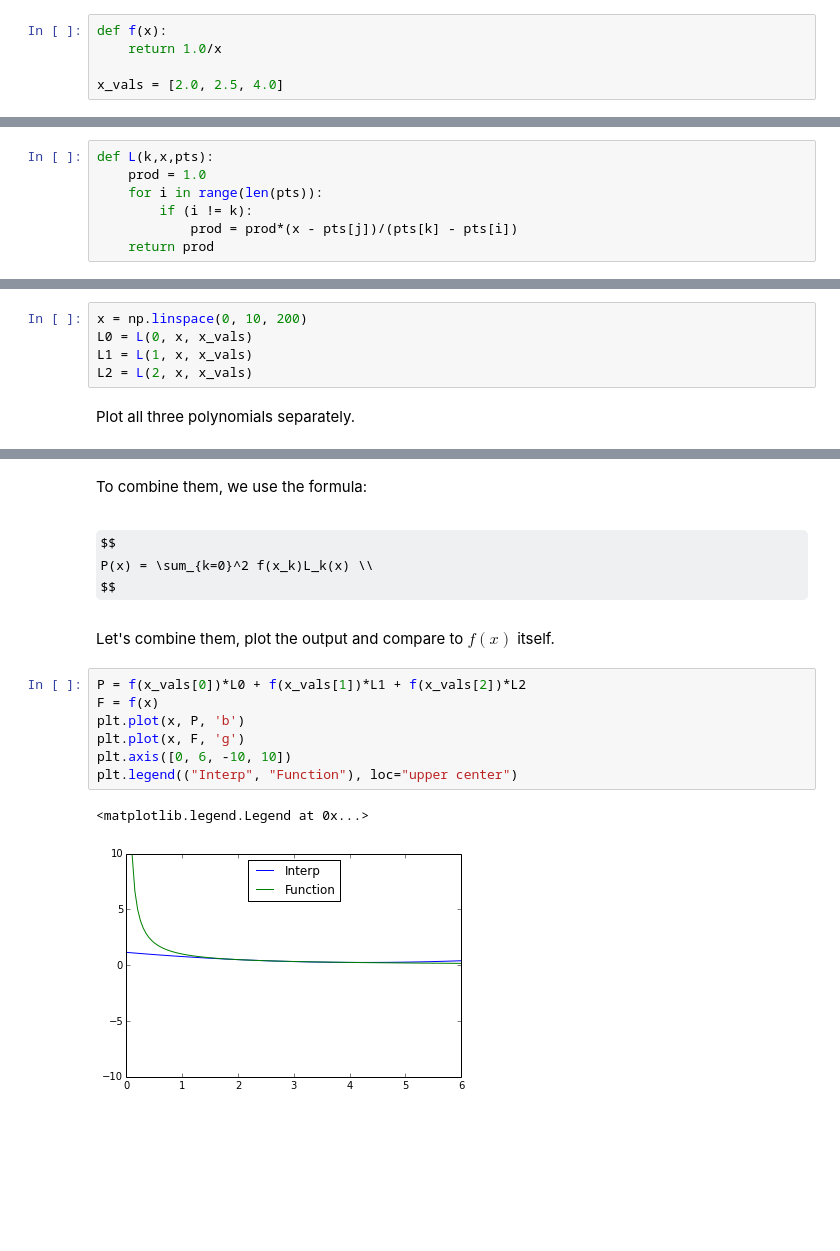
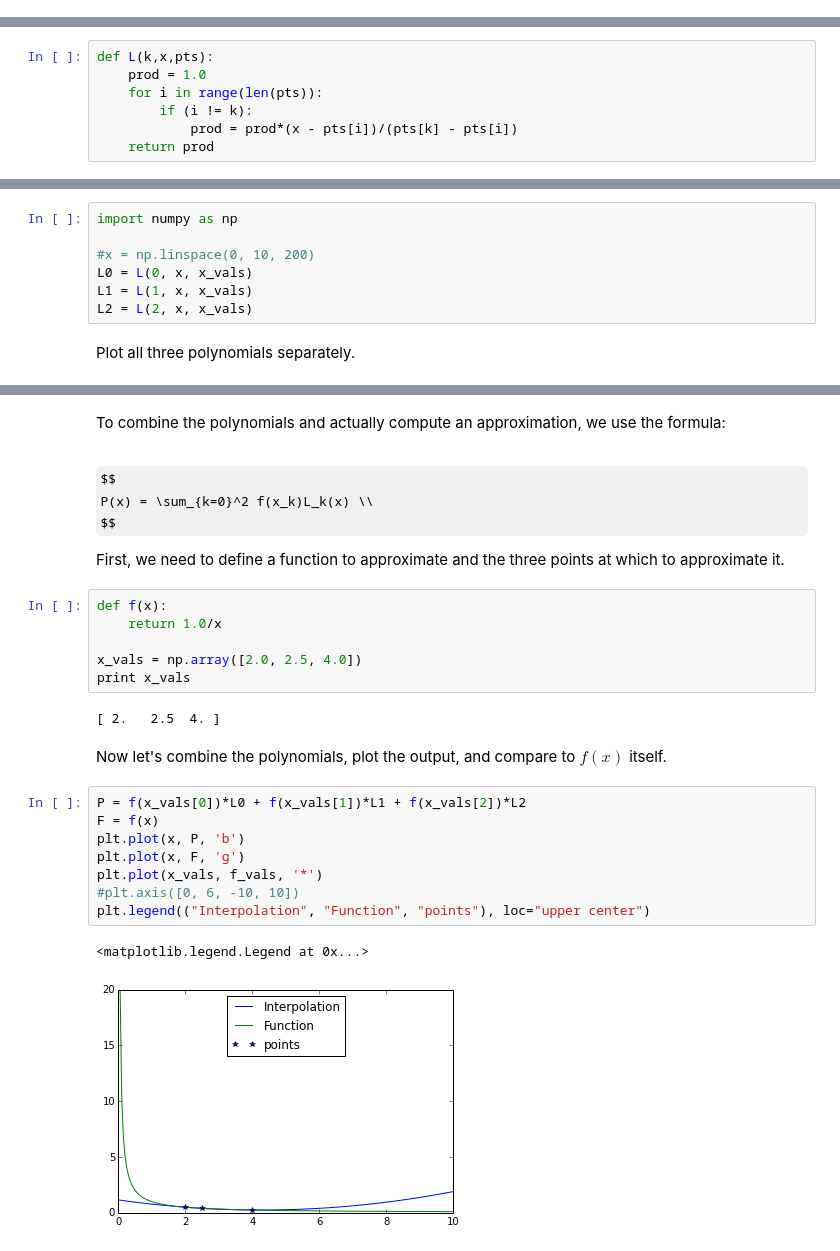
Before and after one commit to rachelslaybaugh/NE155, a Jupyter notebook: ApproxAndInterp/Lagrange.ipynb, the cells around one changed output, grey strips where cells are left out. Saved outputs shown, nothing was run; the diff lists cells and outputs as text; some formulas as TeX source; blank space fills up the shorter version.

Commit message:
cleaned up lagrange and added scipy example. starting to add piecewise polynomial to approx and interp.

```diff
--- a/ApproxAndInterp/Lagrange.ipynb
+++ b/ApproxAndInterp/Lagrange.ipynb
@@ -15,5 +13,0 @@ import matplotlib.pyplot as plt
-# %%
-def f(x):
-    return 1.0/x
-
-x_vals = [2.0, 2.5, 4.0]
@@ -30,12 +22,14 @@ def L(k,x,pts):
     prod = 1.0
     for i in range(len(pts)):
         if (i != k):
-            prod = prod*(x - pts[j])/(pts[k] - pts[i])
+            prod = prod*(x - pts[i])/(pts[k] - pts[i])
     return prod
 # %% [markdown]
 Now, let's compute and look at each polynomial over $[0, 6]$.
 # %%
-x = np.linspace(0, 10, 200)
+import numpy as np
+
+#x = np.linspace(0, 10, 200)
 L0 = L(0, x, x_vals)
 L1 = L(1, x, x_vals)
 L2 = L(2, x, x_vals)
@@ -51,20 +48,31 @@ plt.legend(("L0", "L1", "L2"), loc="upper center")
 <matplotlib.legend.Legend at 0x...>
 [figure]
 # %% [markdown]
-To combine them, we use the formula:
+To combine the polynomials and actually compute an approximation, we use the formula:
 # %% [markdown]
 $$
 P(x) = \sum_{k=0}^2 f(x_k)L_k(x) \\
 $$
+
+First, we need to define a function to approximate and the three points at which to approximate it.
+# %%
+def f(x):
+    return 1.0/x
+
+x_vals = np.array([2.0, 2.5, 4.0])
+print x_vals
+# %% [output]
+[ 2.   2.5  4. ]
 # %% [markdown]
-Let's combine them, plot the output and compare to $f(x)$ itself.
+Now let's combine the polynomials, plot the output, and compare to $f(x)$ itself.
 # %%
 P = f(x_vals[0])*L0 + f(x_vals[1])*L1 + f(x_vals[2])*L2
 F = f(x)
 plt.plot(x, P, 'b')
 plt.plot(x, F, 'g')
-plt.axis([0, 6, -10, 10])
-plt.legend(("Interp", "Function"), loc="upper center")
+plt.plot(x_vals, f_vals, '*')
+#plt.axis([0, 6, -10, 10])
+plt.legend(("Interpolation", "Function", "points"), loc="upper center")
 # %% [output]
 <matplotlib.legend.Legend at 0x...>
-[figure, old version]
+[figure, new version]
```
Also changed, not shown: parts of 8 cells of this notebook, 1 other file.
